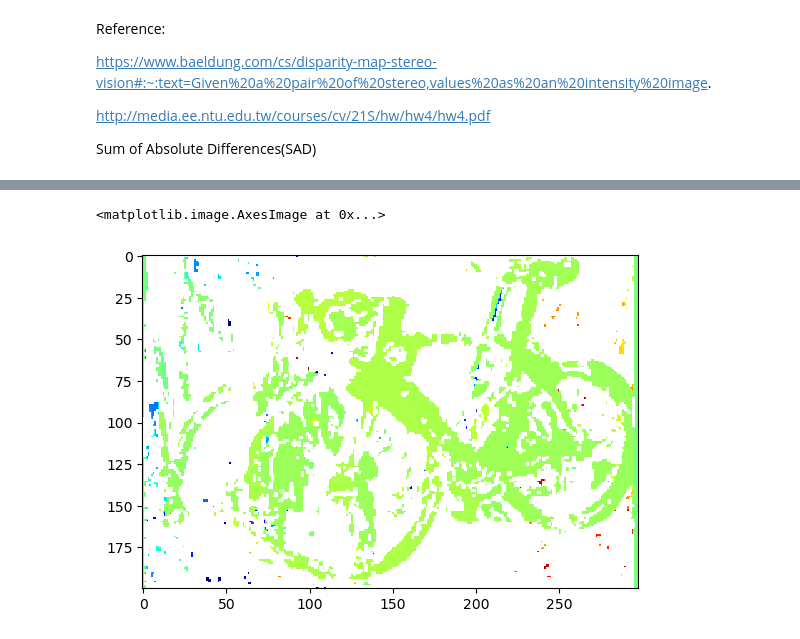
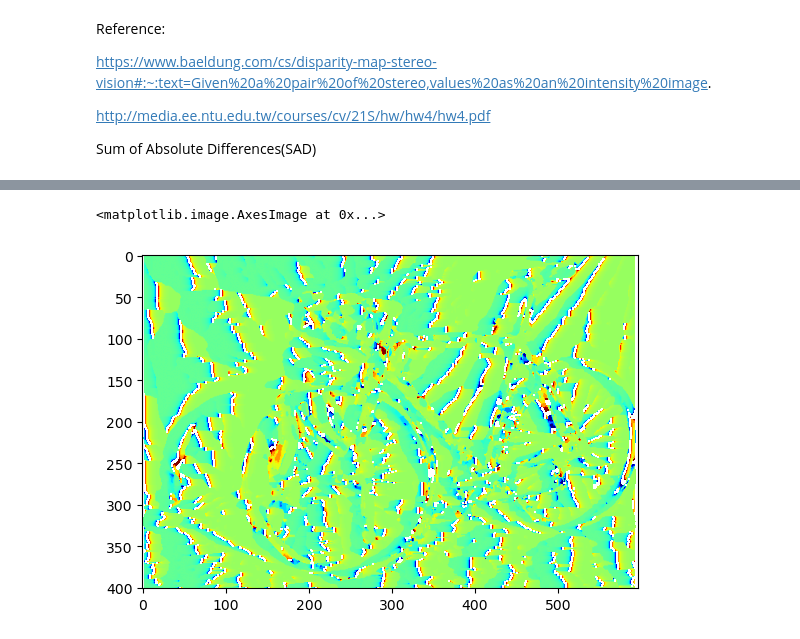
Before and after one commit to SAutum/ai-ds, a Jupyter notebook: cv/hongli/project3/project3.ipynb, the cells around one changed output, grey strips where cells are left out. Cells and saved outputs as stored; diff of their text form; code cells hidden in the pictures.

```diff
--- a/cv/hongli/project3/project3.ipynb
+++ b/cv/hongli/project3/project3.ipynb
@@ -161,5 +162,6 @@ plt.hist(left_right_consistency(disparity_map_left, disparity_map_right).flatten
 # %%
-plt.imshow(disparity_map, cmap='jet')
+depth = depths['Bicycle1-perfect']['im1E.png_depth_map']
+plt.imshow(depth, cmap='jet')
 # %% [output]
 <matplotlib.image.AxesImage at 0x...>
-[figure, old version]
+[figure, new version]
```
Also changed, not shown: parts of 5 cells of this notebook.
